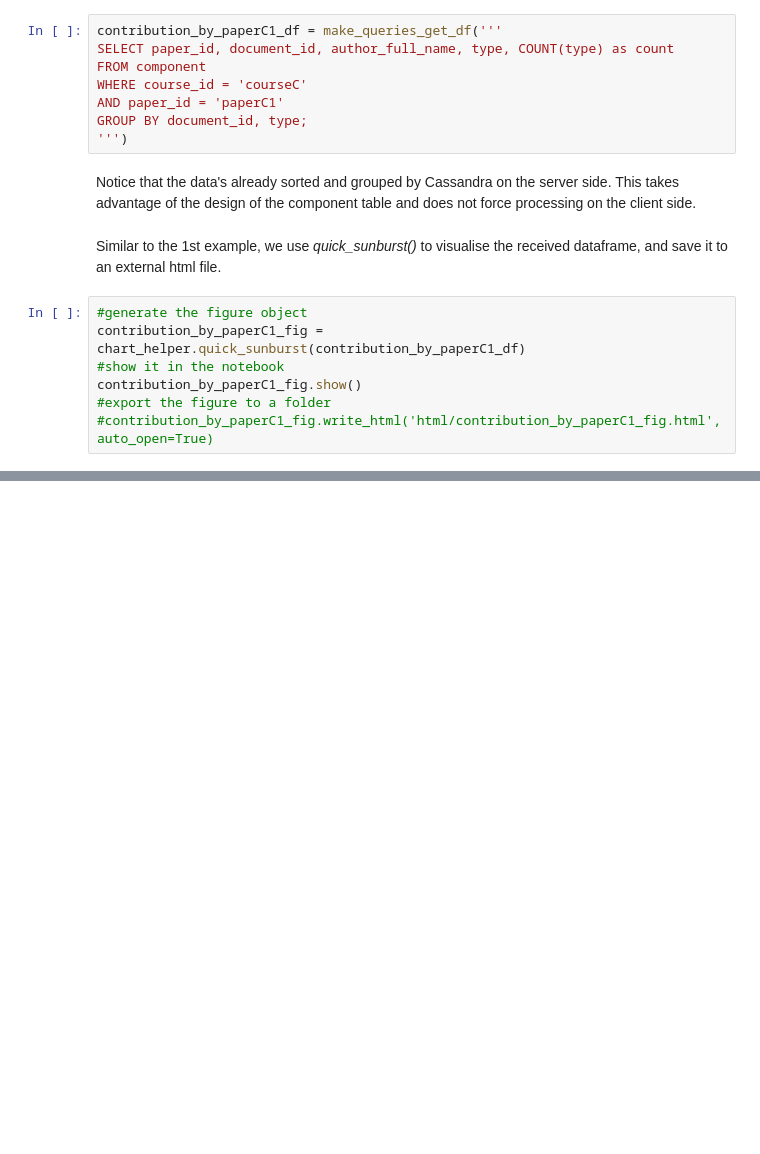
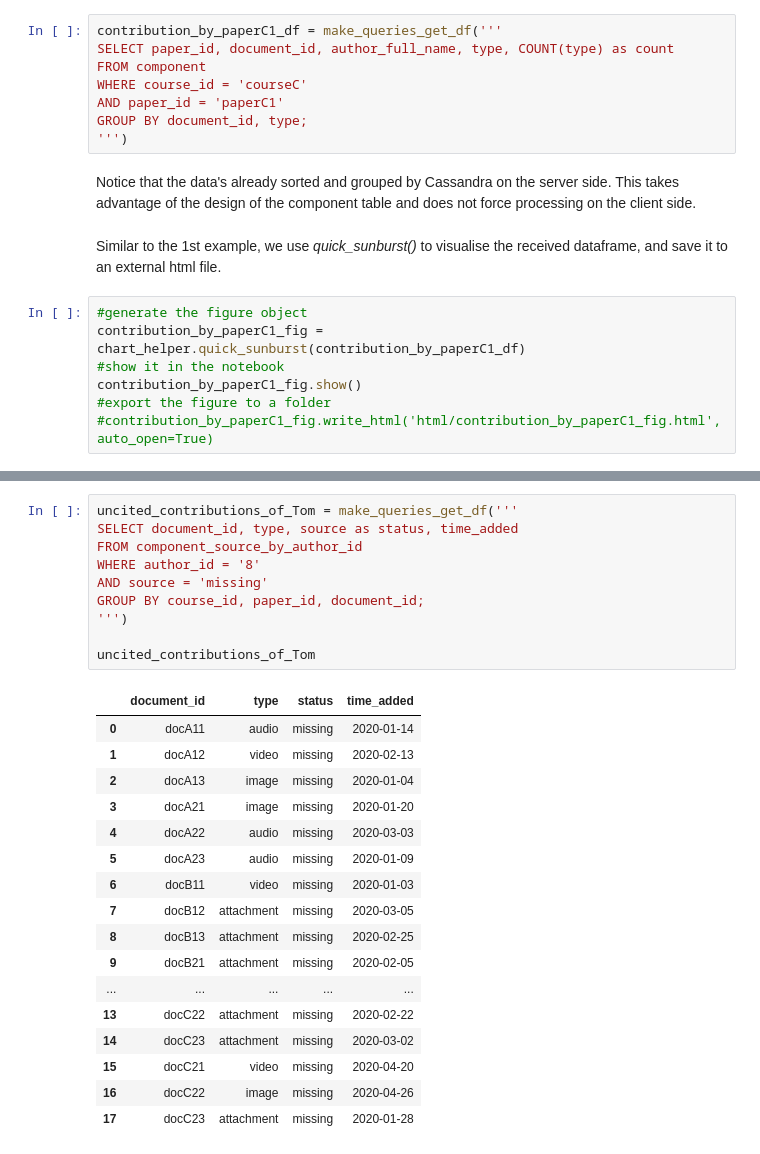
Before and after one commit to thangpham7793/ob3-jupyternotebook, a Jupyter notebook: ob3-visualized.ipynb, the cells around one changed output, grey strips where cells are left out. Drawn from its saved outputs; the diff is of its cells as text; blank space fills up the shorter version.

```diff
--- a/ob3-visualized.ipynb
+++ b/ob3-visualized.ipynb
@@ -76,0 +174,28 @@ contribution_by_paperC1_fig.show()
+# %%
+uncited_contributions_of_Tom = make_queries_get_df('''
+SELECT document_id, type, source as status, time_added
+FROM component_source_by_author_id
+WHERE author_id = '8'
+AND source = 'missing'
+GROUP BY course_id, paper_id, document_id;
+''')
+
+uncited_contributions_of_Tom
+# %% [output]
+|  | document_id | type | status | time_added |
+| 0 | docA11 | audio | missing | 2020-01-14 |
+| 1 | docA12 | video | missing | 2020-02-13 |
+| 2 | docA13 | image | missing | 2020-01-04 |
+| 3 | docA21 | image | missing | 2020-01-20 |
+| 4 | docA22 | audio | missing | 2020-03-03 |
+| 5 | docA23 | audio | missing | 2020-01-09 |
+| 6 | docB11 | video | missing | 2020-01-03 |
+| 7 | docB12 | attachment | missing | 2020-03-05 |
+| 8 | docB13 | attachment | missing | 2020-02-25 |
+| 9 | docB21 | attachment | missing | 2020-02-05 |
+| ... | ... | ... | ... | ... |
+| 13 | docC22 | attachment | missing | 2020-02-22 |
+| 14 | docC23 | attachment | missing | 2020-03-02 |
+| 15 | docC21 | video | missing | 2020-04-20 |
+| 16 | docC22 | image | missing | 2020-04-26 |
+| 17 | docC23 | attachment | missing | 2020-01-28 |
```
Also changed, not shown: parts of 8 cells of this notebook, 1 other file.
